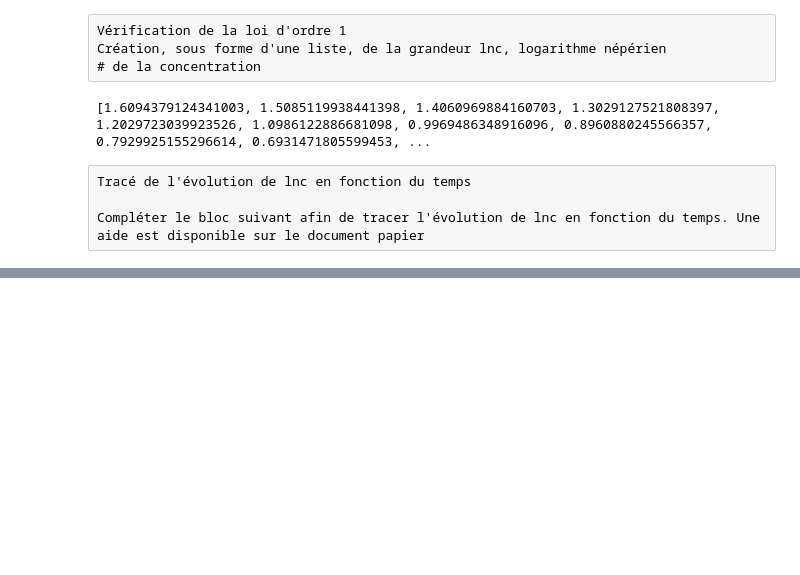
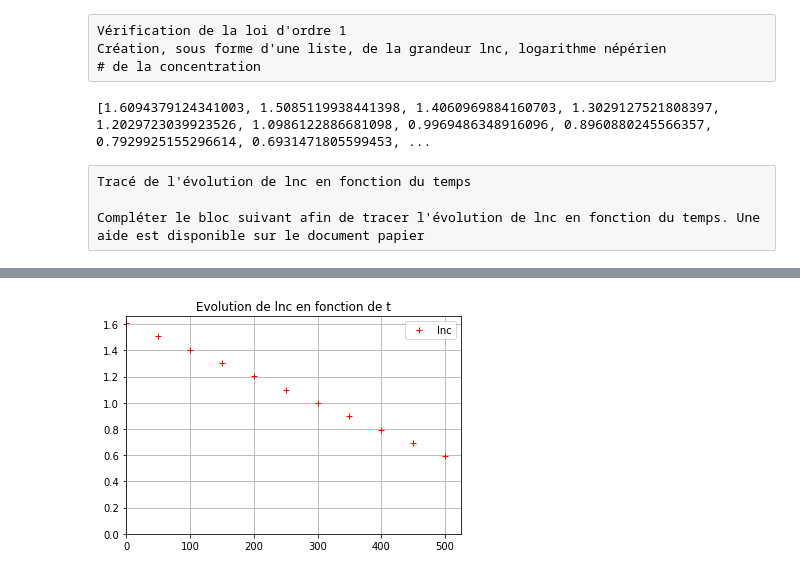
Before and after one commit to RMBDP/pc, a Jupyter notebook: cinetique corrige.ipynb, the cells around one changed output, grey strips where cells are left out. Drawn from its saved outputs; the diff is of its cells as text; code cells hidden in the pictures; blank space fills up the shorter version.

```diff
--- a/cinetique corrige.ipynb
+++ b/cinetique corrige.ipynb
@@ -70,7 +72,7 @@ Tracé de l'évolution de lnc en fonction du temps
 Compléter le bloc suivant afin de tracer l'évolution de lnc en fonction du temps. Une aide est disponible sur le document papier
 # %%
 
-plt.plot(lnc,t,"+",color='red',label="v")
+plt.plot(t,lnc,"+",color='red',label="lnc")
 plt.title("Evolution de lnc en fonction de t")
 plt.xlim(0)
 plt.ylim(0)
@@ -84,0 +86 @@ SyntaxError: invalid syntax (<ipython-input-16-a7b9e65a5fd8>, line 1)
+[figure, added]
```
Also changed, not shown: parts of 3 cells of this notebook.
